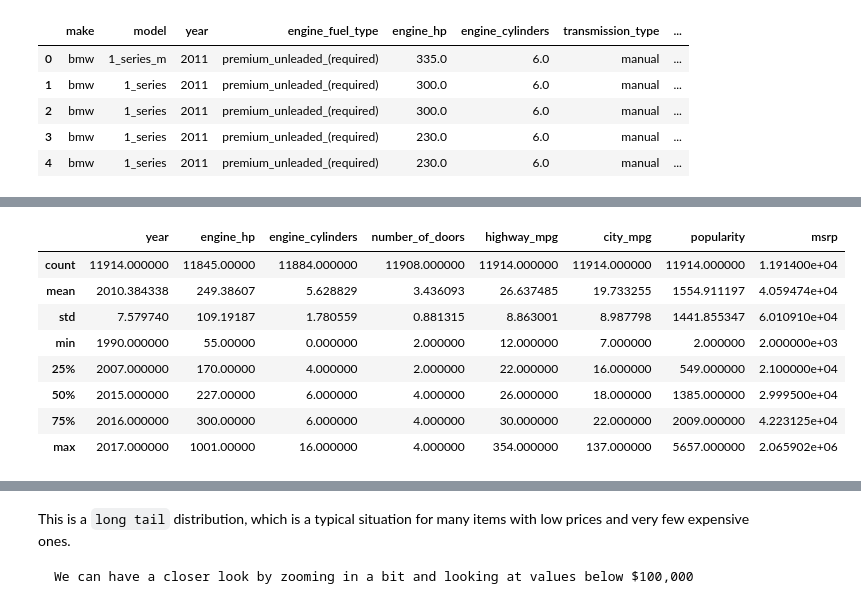
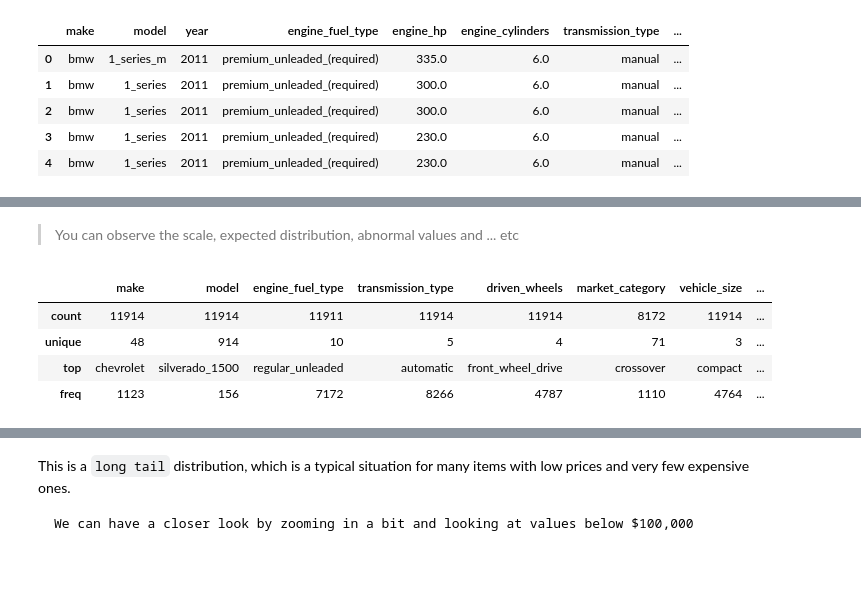
Before and after one commit to a7madmostafa/Learn-ML-by-Projects, a Jupyter notebook: Regression_Car_Price_Prediction.ipynb, the cells around one changed output, grey strips where cells are left out. Cells and saved outputs as stored; diff of their text form; code cells hidden in the pictures; blank space fills up the shorter version.

```diff
--- a/Regression_Car_Price_Prediction.ipynb
+++ b/Regression_Car_Price_Prediction.ipynb
@@ -81,0 +109,5 @@ As we see, this dataset contains multiple columns:
+# %%
+for col in df.columns:
+    print( col,':', df[col].nunique() )
+    print(df[col].value_counts().nlargest(5))
+    print('\n' + '*' * 20 + '\n')
@@ -99,0 +184,3 @@ df.head()
+# %%
+pd.options.display.float_format = '{:,.2f}'.format
+df.describe()
@@ -100,12 +197,10 @@ df.head()
+# %% [markdown]
+> You can observe the scale, expected distribution, abnormal values and ... etc
 # %%
-df.describe()
+df.describe(include=['O'])
 # %% [output]
-|  | year | engine_hp | engine_cylinders | number_of_doors | highway_mpg | city_mpg | popularity | msrp |
-| count | 11914.000000 | 11845.00000 | 11884.000000 | 11908.000000 | 11914.000000 | 11914.000000 | 11914.000000 | 1.191400e+04 |
-| mean | 2010.384338 | 249.38607 | 5.628829 | 3.436093 | 26.637485 | 19.733255 | 1554.911197 | 4.059474e+04 |
-| std | 7.579740 | 109.19187 | 1.780559 | 0.881315 | 8.863001 | 8.987798 | 1441.855347 | 6.010910e+04 |
-| min | 1990.000000 | 55.00000 | 0.000000 | 2.000000 | 12.000000 | 7.000000 | 2.000000 | 2.000000e+03 |
-| 25% | 2007.000000 | 170.00000 | 4.000000 | 2.000000 | 22.000000 | 16.000000 | 549.000000 | 2.100000e+04 |
-| 50% | 2015.000000 | 227.00000 | 6.000000 | 4.000000 | 26.000000 | 18.000000 | 1385.000000 | 2.999500e+04 |
-| 75% | 2016.000000 | 300.00000 | 6.000000 | 4.000000 | 30.000000 | 22.000000 | 2009.000000 | 4.223125e+04 |
-| max | 2017.000000 | 1001.00000 | 16.000000 | 4.000000 | 354.000000 | 137.000000 | 5657.000000 | 2.065902e+06 |
+|  | make | model | engine_fuel_type | transmission_type | driven_wheels | market_category | vehicle_size | ... |
+| count | 11914 | 11914 | 11911 | 11914 | 11914 | 8172 | 11914 | ... |
+| unique | 48 | 914 | 10 | 5 | 4 | 71 | 3 | ... |
+| top | chevrolet | silverado_1500 | regular_unleaded | automatic | front_wheel_drive | crossover | compact | ... |
+| freq | 1123 | 156 | 7172 | 8266 | 4787 | 1110 | 4764 | ... |
```
Also changed, not shown: parts of 103 cells of this notebook.
